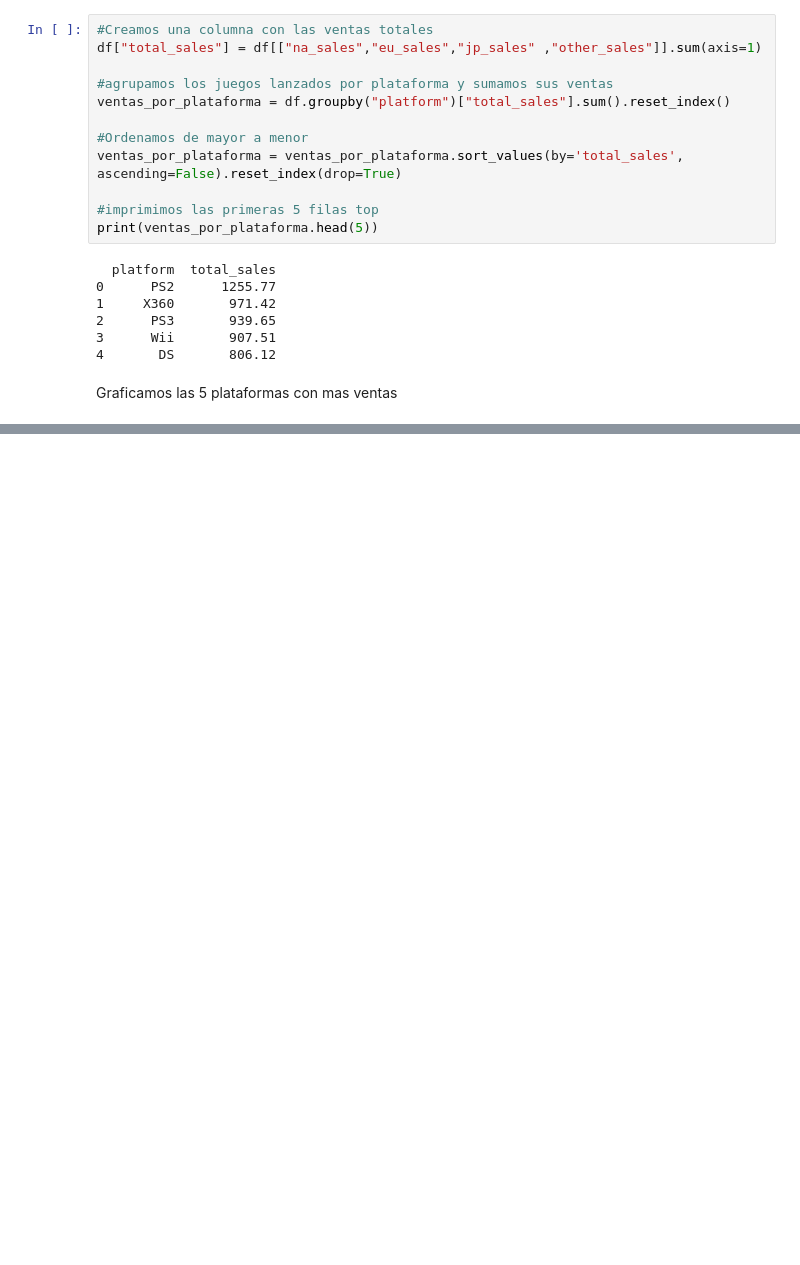
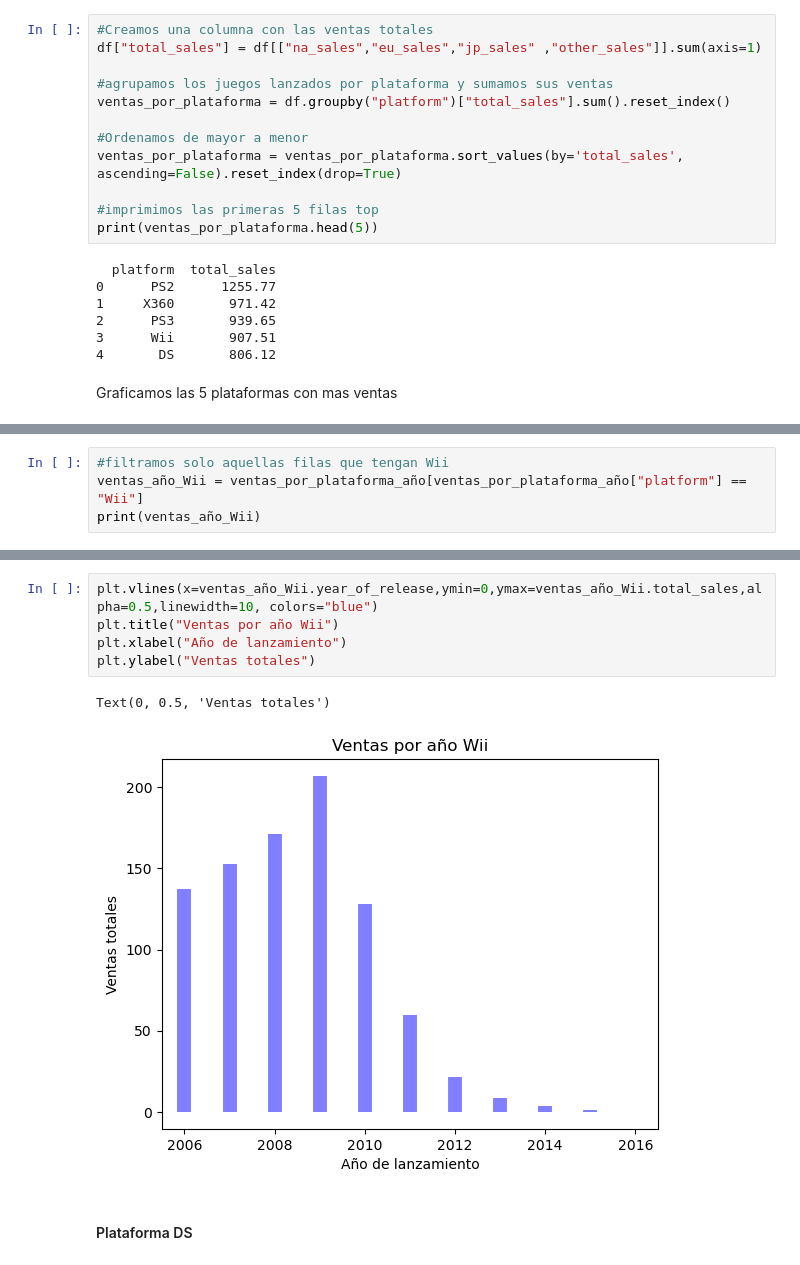
Before and after one commit to ManuelMorales-26/Analitics_game, a Jupyter notebook: games.ipynb, the cells around one changed output, grey strips where cells are left out. Saved outputs shown, nothing was run; the diff lists cells and outputs as text; blank space fills up the shorter version.

```diff
--- a/games.ipynb
+++ b/games.ipynb
@@ -258,0 +322,4 @@ NameError: name 'plt' is not defined
+# %%
+#filtramos solo aquellas filas que tengan Wii
+ventas_año_Wii = ventas_por_plataforma_año[ventas_por_plataforma_año["platform"] == "Wii"]
+print(ventas_año_Wii)
@@ -258,0 +339,10 @@ NameError: name 'plt' is not defined
+# %%
+plt.vlines(x=ventas_año_Wii.year_of_release,ymin=0,ymax=ventas_año_Wii.total_sales,alpha=0.5,linewidth=10, colors="blue")
+plt.title("Ventas por año Wii")
+plt.xlabel("Año de lanzamiento")
+plt.ylabel("Ventas totales")
+# %% [output]
+Text(0, 0.5, 'Ventas totales')
+[figure, added]
+# %% [markdown]
+#### Plataforma DS
```
Also changed, not shown: parts of 16 cells of this notebook.
